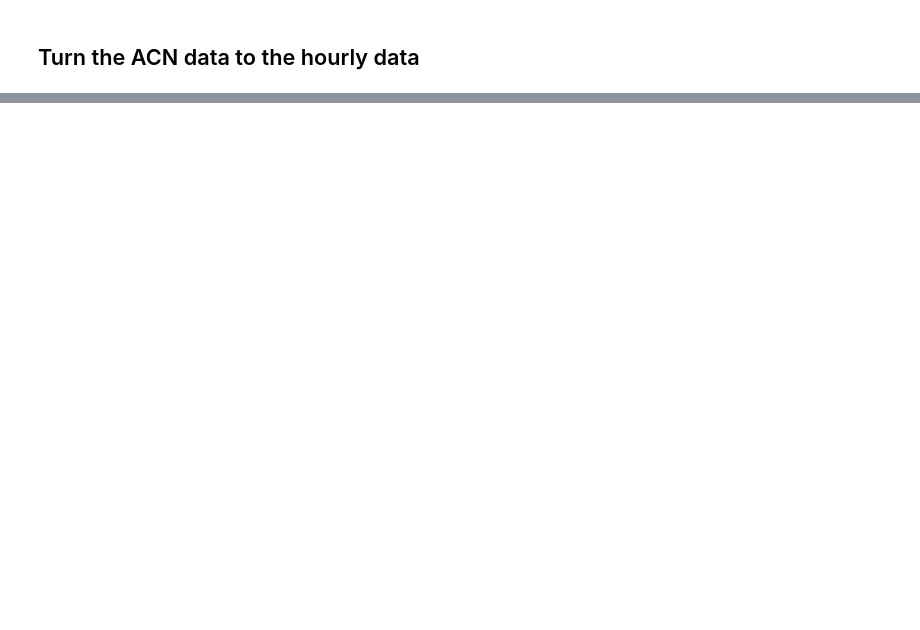
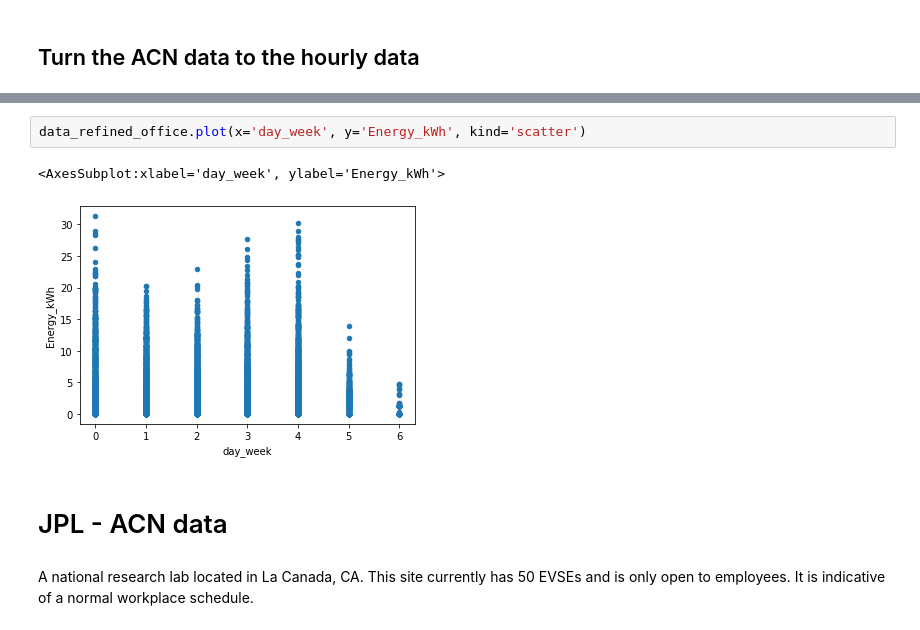
Before and after one commit to hancse/han_microgrid_lab, a Jupyter notebook: ChargingDemandPrediction/DataProcess.ipynb, the cells around one changed output, grey strips where cells are left out. Cells and saved outputs as stored; diff of their text form; blank space fills up the shorter version.

```diff
--- a/ChargingDemandPrediction/DataProcess.ipynb
+++ b/ChargingDemandPrediction/DataProcess.ipynb
@@ -665,0 +642,9 @@ data_refined
+# %%
+data_refined_office.plot(x='day_week', y='Energy_kWh', kind='scatter')
+# %% [output]
+<AxesSubplot:xlabel='day_week', ylabel='Energy_kWh'>
+[figure, added]
+# %% [markdown]
+# JPL - ACN data
+# %% [markdown]
+A national research lab located in La Canada, CA. This site currently has 50 EVSEs and is only open to employees. It is indicative of a normal workplace schedule.
```
Also changed, not shown: parts of 48 cells of this notebook.
